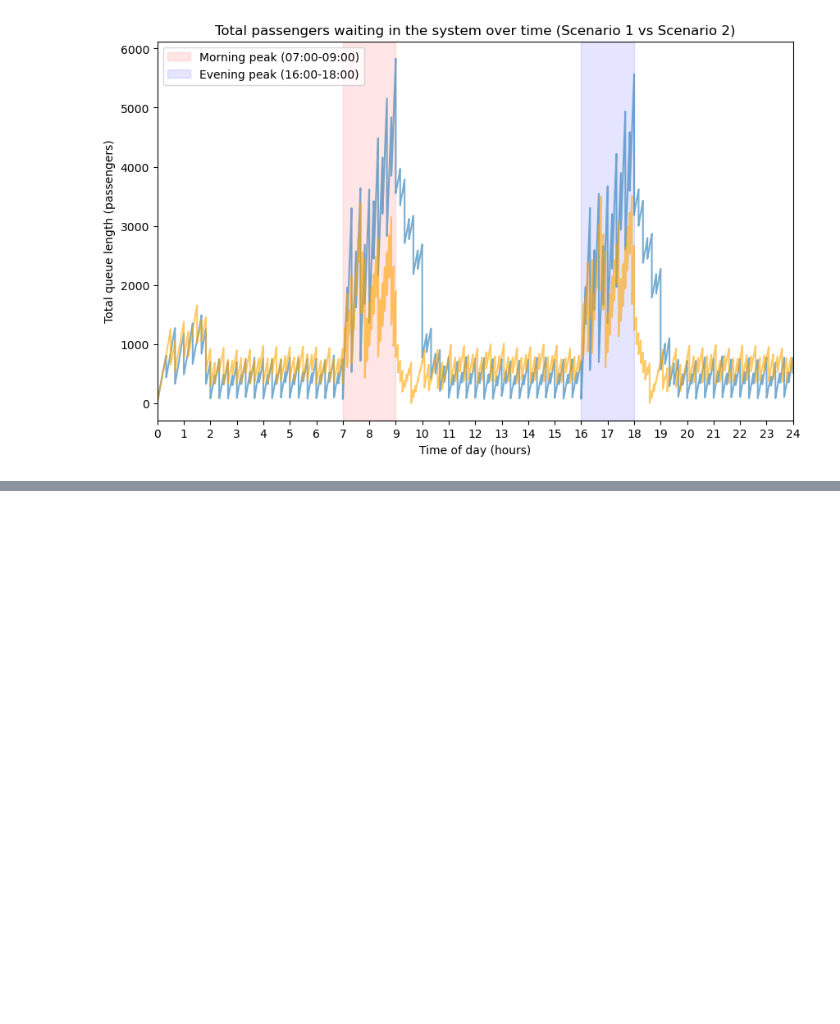
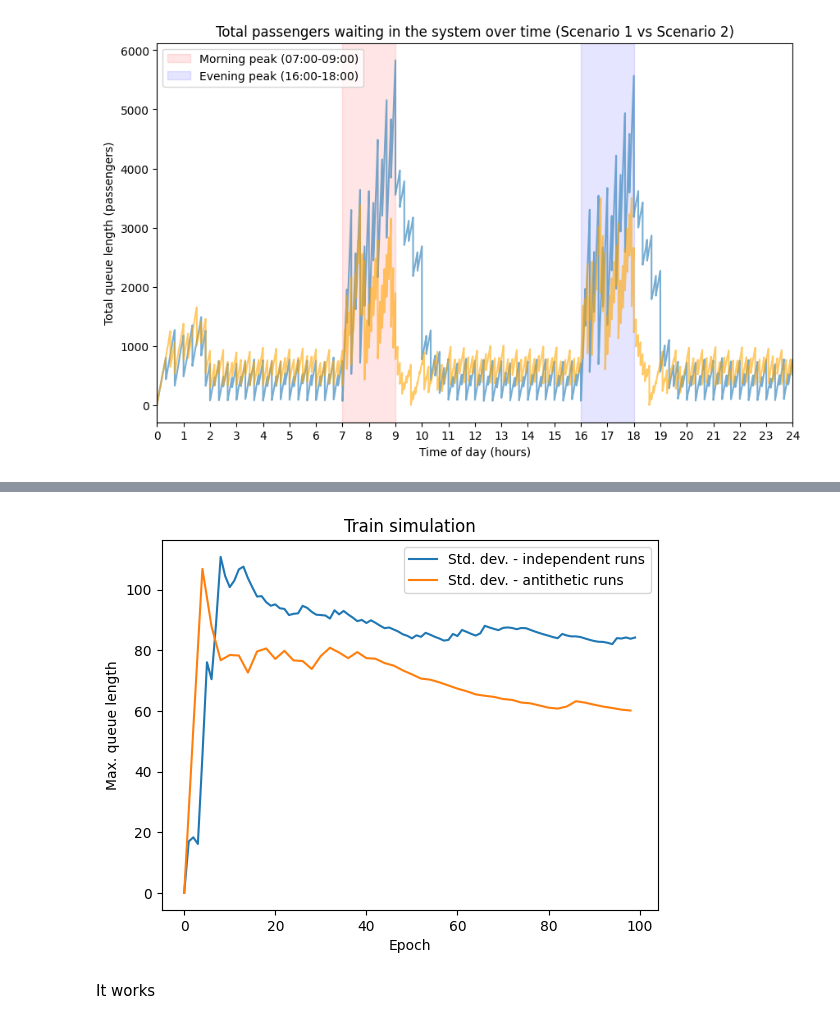
Before and after one commit to Primo909/train-optimization-and-simulation, a Jupyter notebook: AP_main.ipynb, the cells around one changed output, grey strips where cells are left out. Drawn from its saved outputs; the diff is of its cells as text; code cells hidden in the pictures; blank space fills up the shorter version.

```diff
--- a/AP_main.ipynb
+++ b/AP_main.ipynb
@@ -406,0 +589,17 @@ plt.show()
+# %%
+#modifiy the exponential RNG for antithetic draws
+def exponential_rng_anti(lam, u):
+    """ Generates exponential random number.
+        u (float): Uniform random number.
+    """
+    if lam <= 0:
+        return float('inf')
+    return -np.log(u) / lam
+
+# Price constants
+PRICE_FIRST = 40
+PRICE_SECOND = 20
+MISSED_COST_FIRST = 30
+MISSED_COST_SECOND = 10
+EMPTY_COST_FIRST = 20
+EMPTY_COST_SECOND = 10
@@ -406,0 +850,16 @@ plt.show()
+# %%
+fig = plt.figure()
+ax = plt.subplot(1,1,1)
+
+ax.plot(sd_independent, label='Std. dev. - independent runs')
+ax.plot(np.arange(0,sd_independent.shape[0],2), sd_antithetic, label='Std. dev. - antithetic runs')
+ax.set(title='Train simulation',
+       xlabel='Epoch',
+       ylabel='Max. queue length')
+ax.legend()
+fig.savefig('figure_antithetic.pdf', dpi=300)
+plt.show()
+# %% [output]
+[figure, added]
+# %% [markdown]
+It works
```
Also changed, not shown: parts of 20 cells of this notebook, 1 other file.
